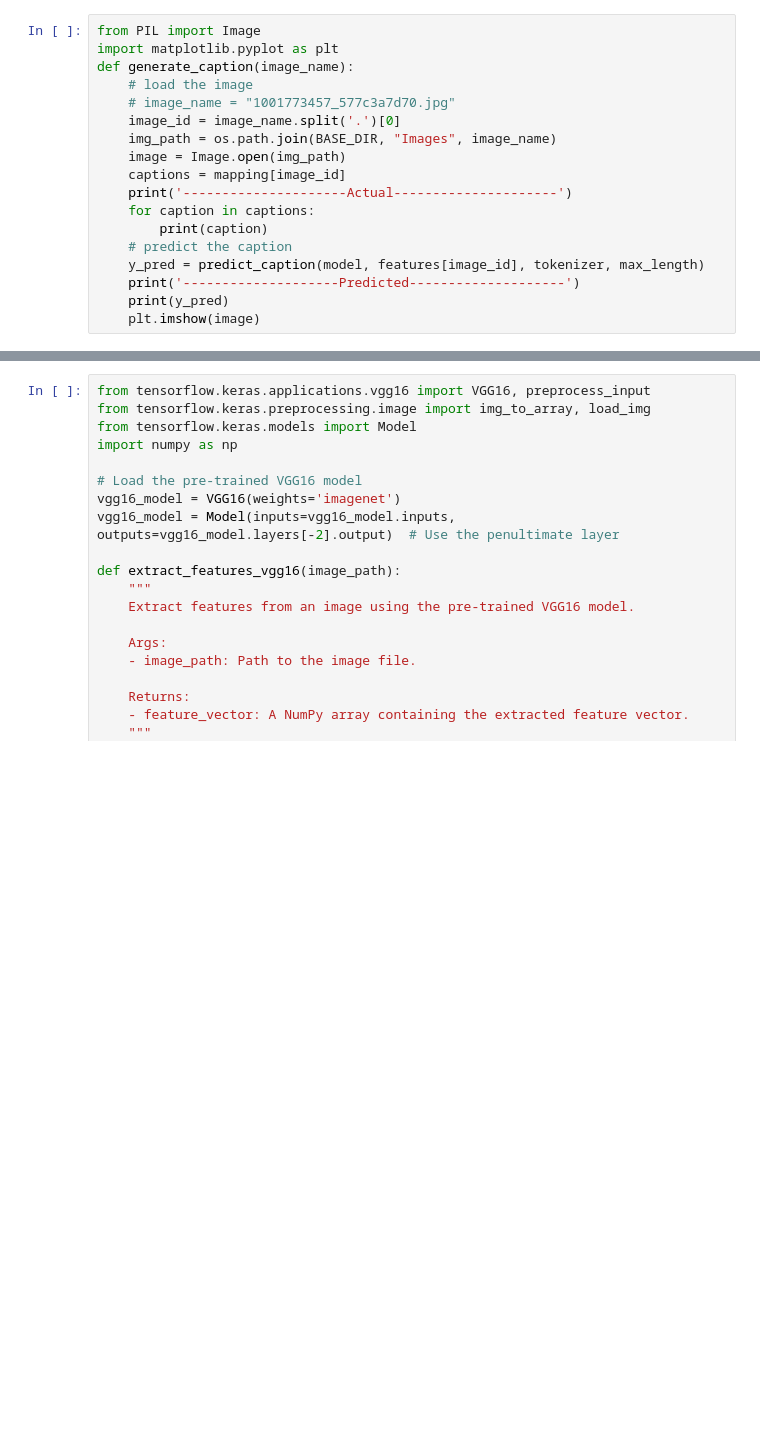
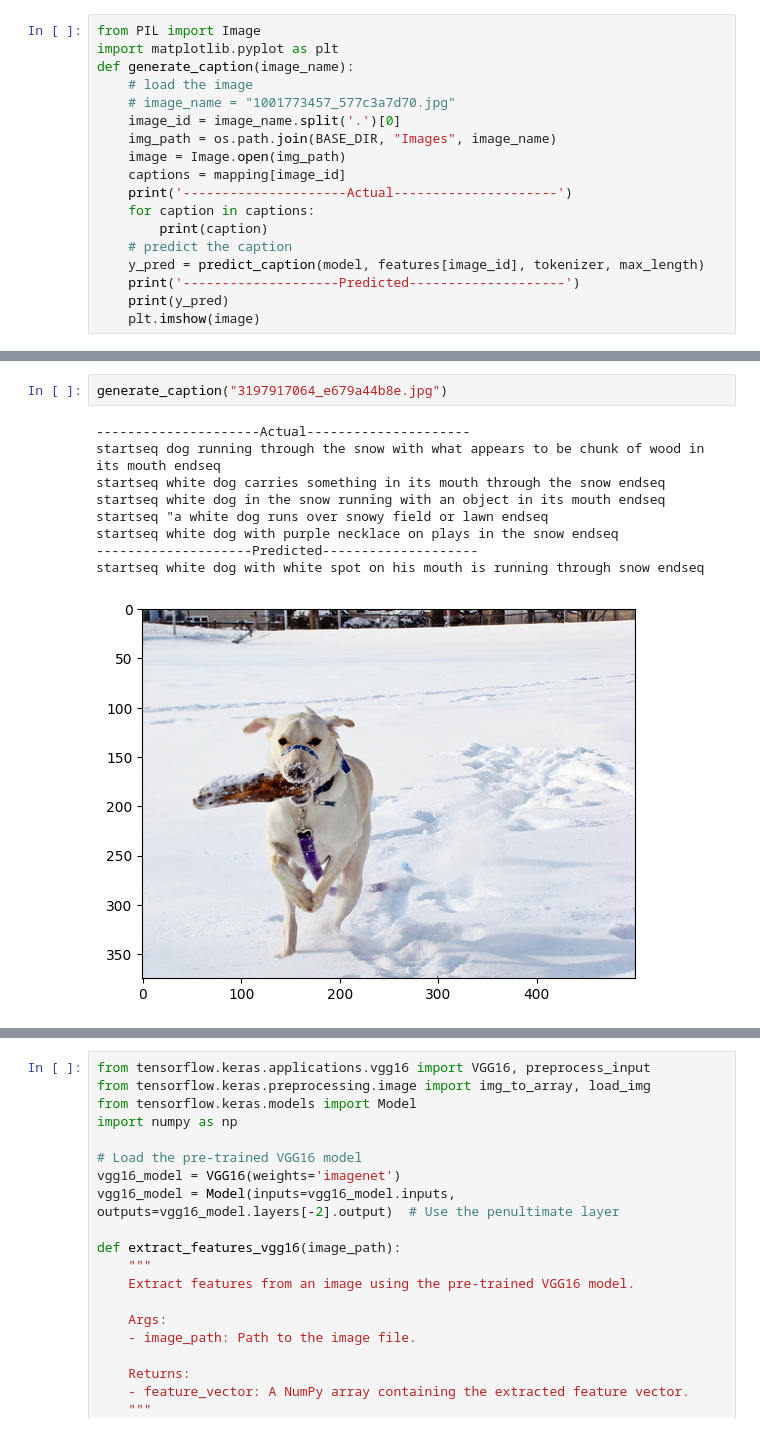
Before and after one commit to Adityasai07/Image_Captioning, a Jupyter notebook: Image_captioning.ipynb, the cells around one changed output, grey strips where cells are left out. Drawn from its saved outputs; the diff is of its cells as text; blank space fills up the shorter version.

```diff
--- a/Image_captioning.ipynb
+++ b/Image_captioning.ipynb
@@ -323,0 +449,12 @@ generate_caption("3162289423_4ca8915d0c.jpg")
+# %%
+generate_caption("3197917064_e679a44b8e.jpg")
+# %% [output]
+---------------------Actual---------------------
+startseq dog running through the snow with what appears to be chunk of wood in its mouth endseq
+startseq white dog carries something in its mouth through the snow endseq
+startseq white dog in the snow running with an object in its mouth endseq
+startseq "a white dog runs over snowy field or lawn endseq
+startseq white dog with purple necklace on plays in the snow endseq
+--------------------Predicted--------------------
+startseq white dog with white spot on his mouth is running through snow endseq
+[figure, added]
```
Also changed, not shown: parts of 18 cells of this notebook, 1 other file.
